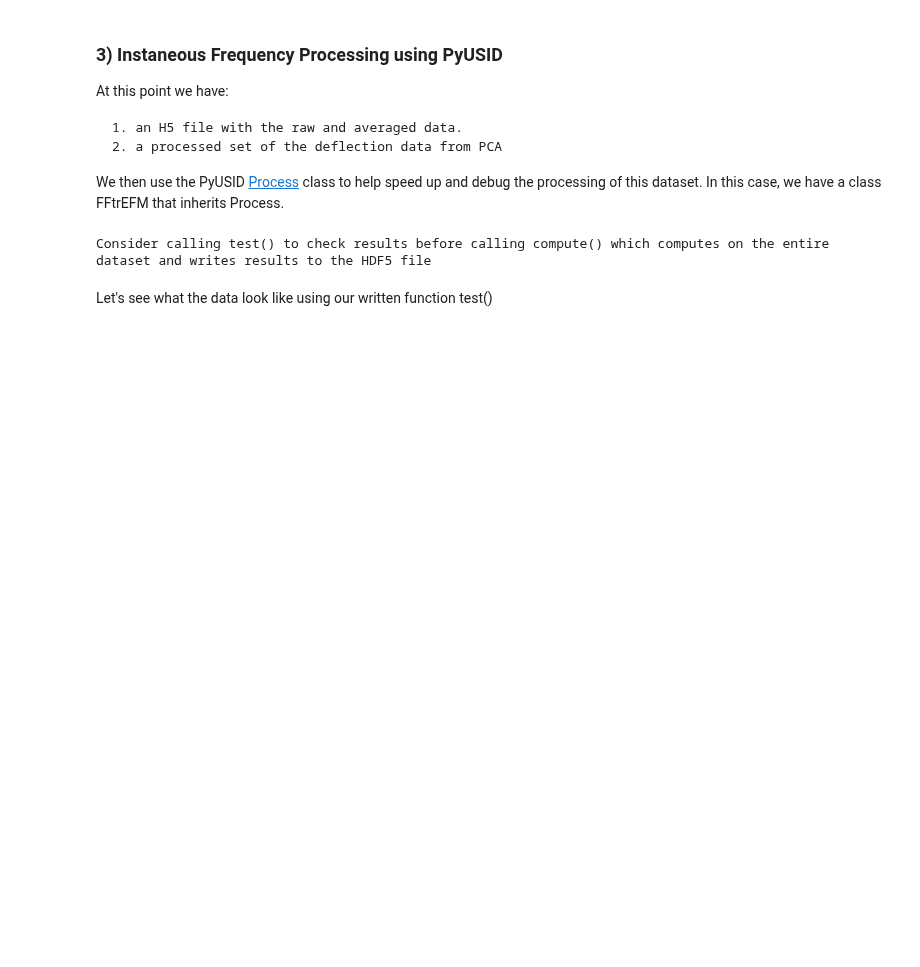
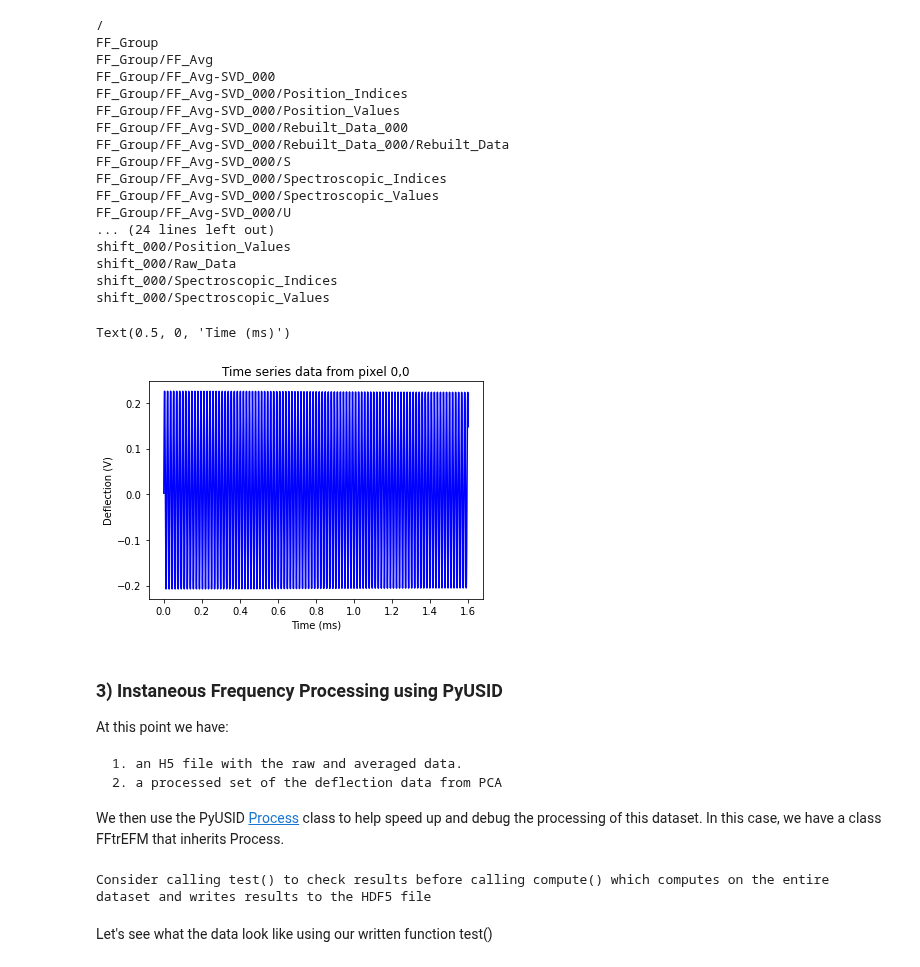
Before and after one commit to rajgiriUW/FFTA, a Jupyter notebook: notebooks/FFtrEFM basic processing.ipynb, the cells around one changed output. Saved outputs shown, nothing was run; the diff lists cells and outputs as text; code cells hidden in the pictures; blank space fills up the shorter version.

```diff
--- a/notebooks/FFtrEFM basic processing.ipynb
+++ b/notebooks/FFtrEFM basic processing.ipynb
@@ -146,12 +178,32 @@ h5_rb = ffta.analysis.svd.svd_filter(h5_avg, clean_components)
 # %%
 # Print out the tree to see what we has
 usid.hdf_utils.print_tree(h5_rb.file, rel_paths=True)
 
-tx = 1e3 * np.arange(0,h5_rb.attrs['total_time'], 1/h5_rb.attrs['sampling_rate'])[:]
-plt.plot(tx, h5_rb[0,:])
+tx = 1e3 * np.arange(0,h5_rb.attrs['total_time'], 1/h5_rb.attrs['sampling_rate'])[:-1]
+plt.plot(tx, h5_rb[0,:], 'b')
 plt.title('Time series data from pixel 0,0')
 plt.ylabel('Deflection (V)')
 plt.xlabel('Time (ms)')
+# %% [output]
+/
+FF_Group
+FF_Group/FF_Avg
+FF_Group/FF_Avg-SVD_000
+FF_Group/FF_Avg-SVD_000/Position_Indices
+FF_Group/FF_Avg-SVD_000/Position_Values
+FF_Group/FF_Avg-SVD_000/Rebuilt_Data_000
+FF_Group/FF_Avg-SVD_000/Rebuilt_Data_000/Rebuilt_Data
+FF_Group/FF_Avg-SVD_000/S
+FF_Group/FF_Avg-SVD_000/Spectroscopic_Indices
+FF_Group/FF_Avg-SVD_000/Spectroscopic_Values
+FF_Group/FF_Avg-SVD_000/U
+... (24 lines left out)
+shift_000/Position_Values
+shift_000/Raw_Data
+shift_000/Spectroscopic_Indices
+shift_000/Spectroscopic_Values
+Text(0.5, 0, 'Time (ms)')
+[figure, added]
 # %% [markdown]
 ### 3) Instaneous Frequency Processing using PyUSID
 
```
Also changed, not shown: parts of 23 cells of this notebook.
